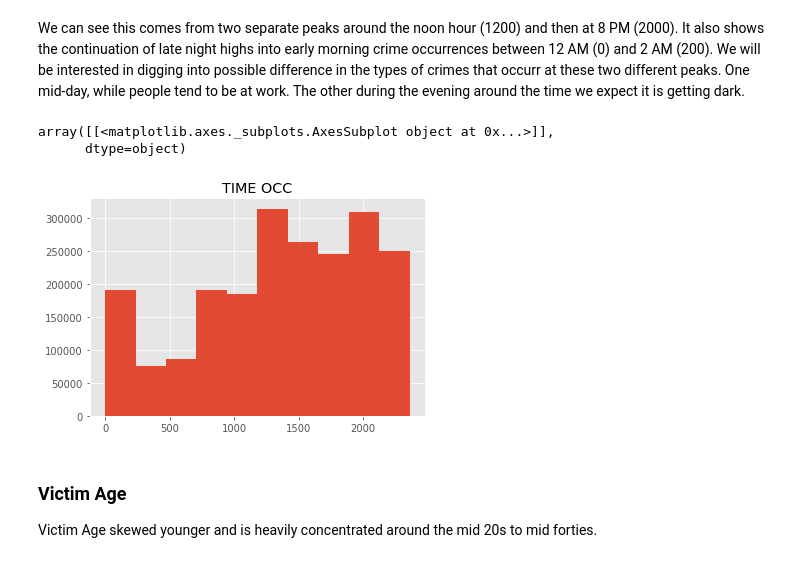
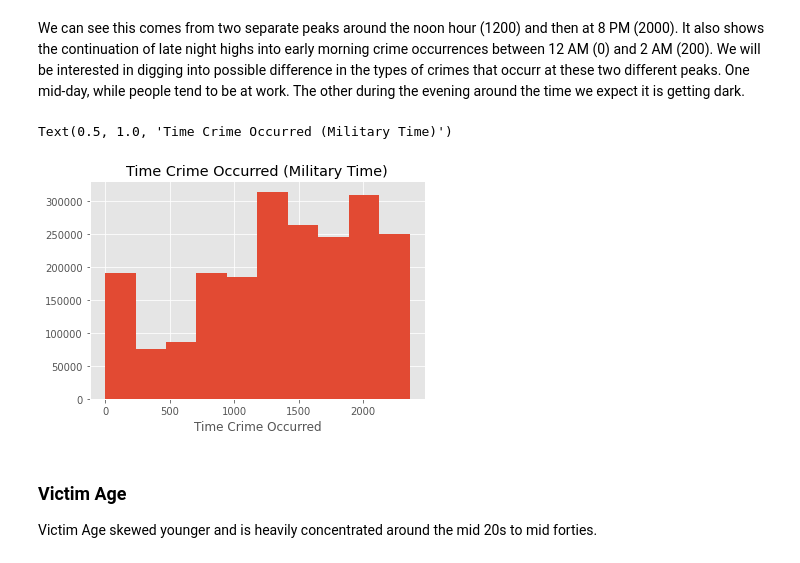
Before and after one commit to julia-codes/MSDS-ML1-VisualizationAndDataProcessing, a Jupyter notebook: Lab1_VisualizationAndDataPreprocessing.ipynb, the cells around one changed output. Cells and saved outputs as stored; diff of their text form; code cells hidden in the pictures.

```diff
--- a/Lab1_VisualizationAndDataPreprocessing.ipynb
+++ b/Lab1_VisualizationAndDataPreprocessing.ipynb
@@ -1178,10 +1180,11 @@ The range of times contains the full clock cycle between 1 and 2359
 We can see this comes from two separate peaks around the noon hour (1200) and then at 8 PM (2000). It also shows the continuation of late night highs into early morning crime occurrences between 12 AM (0) and 2 AM (200). We will be interested in digging into possible difference in the types of crimes that occurr at these two different peaks. One mid-day, while people tend to be at work. The other during the evening around the time we expect it is getting dark.
 # %%
 df.hist(column='TIME OCC')
+plt.xlabel('Time Crime Occurred')
+plt.title('Time Crime Occurred (Military Time)')
 # %% [output]
-array([[<matplotlib.axes._subplots.AxesSubplot object at 0x...>]],
-      dtype=object)
+Text(0.5, 1.0, 'Time Crime Occurred (Military Time)')
-[figure, old version]
+[figure, new version]
 # %% [markdown]
 ### Victim Age
 Victim Age skewed younger and is heavily concentrated around the mid 20s to mid forties.
```
Also changed, not shown: parts of 19 cells of this notebook.
